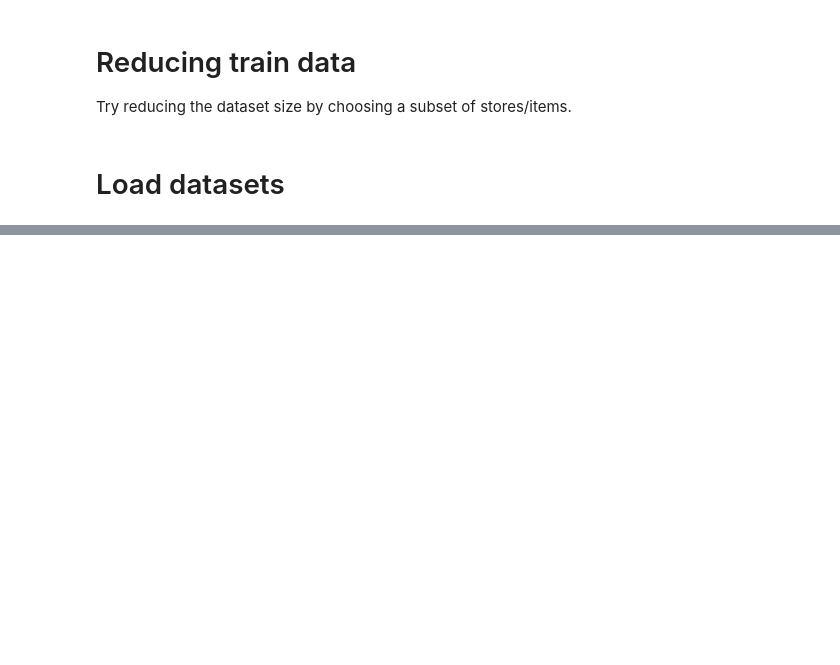
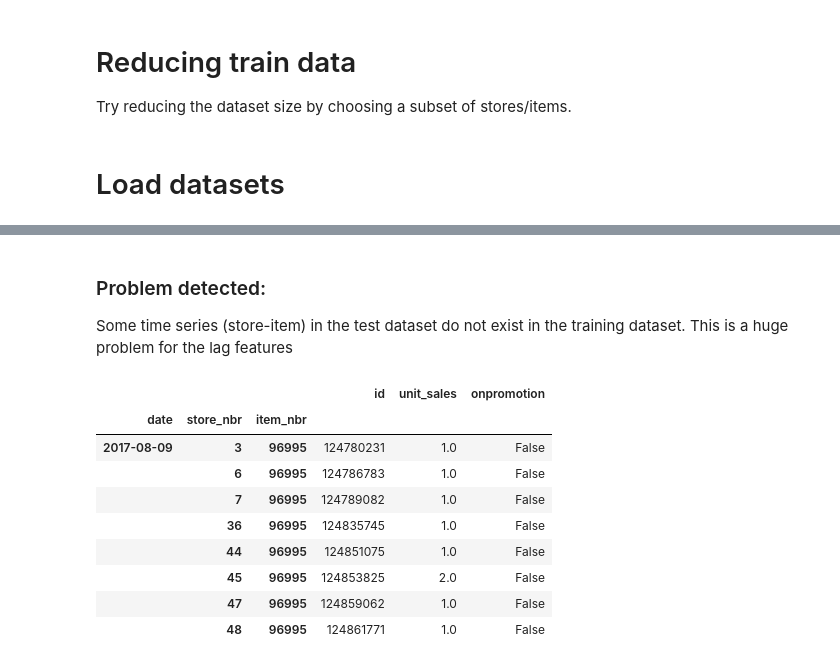
Before and after one commit to rgualan/la_favorita, a Jupyter notebook: notebooks/2.predict_unit_sales.ipynb, the cells around one changed output, grey strips where cells are left out. Cells and saved outputs as stored; diff of their text form; code cells hidden in the pictures; blank space fills up the shorter version.

```diff
--- a/notebooks/2.predict_unit_sales.ipynb
+++ b/notebooks/2.predict_unit_sales.ipynb
@@ -154,0 +355,28 @@ train.head()
+# %%
+train = pd.read_csv('../input/processed/train_from2017.csv', dtype=dtypes, parse_dates=['date'])
+train.set_index(['date','store_nbr','item_nbr'], inplace=True)
+
+test = pd.read_csv('../input/processed/test_min.csv', dtype=dtypes, parse_dates=['date'])
+test = merge_with_extra_datasets(test)
+
+test = transform_onpromotion(test)
+test = add_date_features(test)
+test = add_weight_feature(test)
+#test = add_lag_features(test)
+# %% [markdown]
+### Problem detected:
+
+Some time series (store-item) in the test dataset do not exist in the training dataset. This is a huge problem for the lag features
+# %%
+train[(train.index.get_level_values('date')=='2017-08-09') & (train.index.get_level_values('item_nbr')==96995) ]
+# %% [output]
+|  |  |  | id | unit_sales | onpromotion |
+| date | store_nbr | item_nbr |  |  |  |
+| 2017-08-09 | 3 | 96995 | 124780231 | 1.0 | False |
+|  | 6 | 96995 | 124786783 | 1.0 | False |
+|  | 7 | 96995 | 124789082 | 1.0 | False |
+|  | 36 | 96995 | 124835745 | 1.0 | False |
+|  | 44 | 96995 | 124851075 | 1.0 | False |
+|  | 45 | 96995 | 124853825 | 2.0 | False |
+|  | 47 | 96995 | 124859062 | 1.0 | False |
+|  | 48 | 96995 | 124861771 | 1.0 | False |
```
Also changed, not shown: parts of 39 cells of this notebook, 2 other files.
